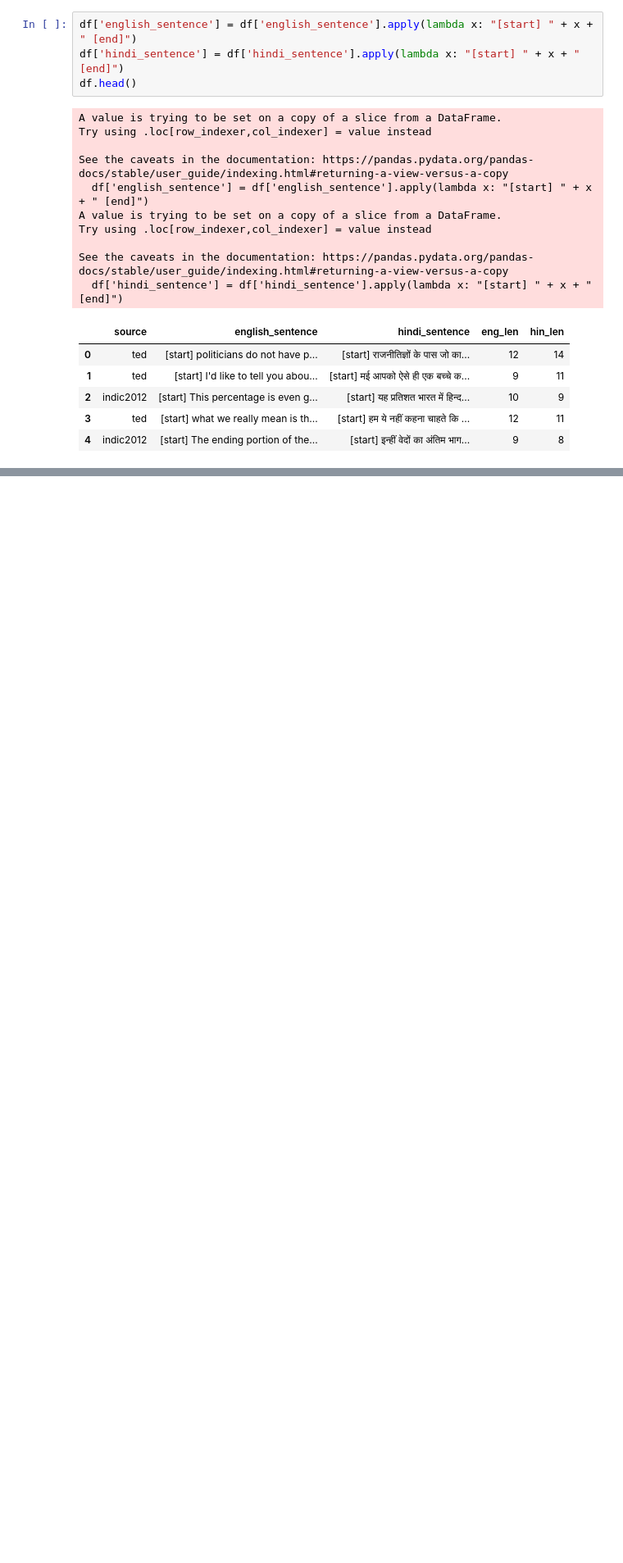
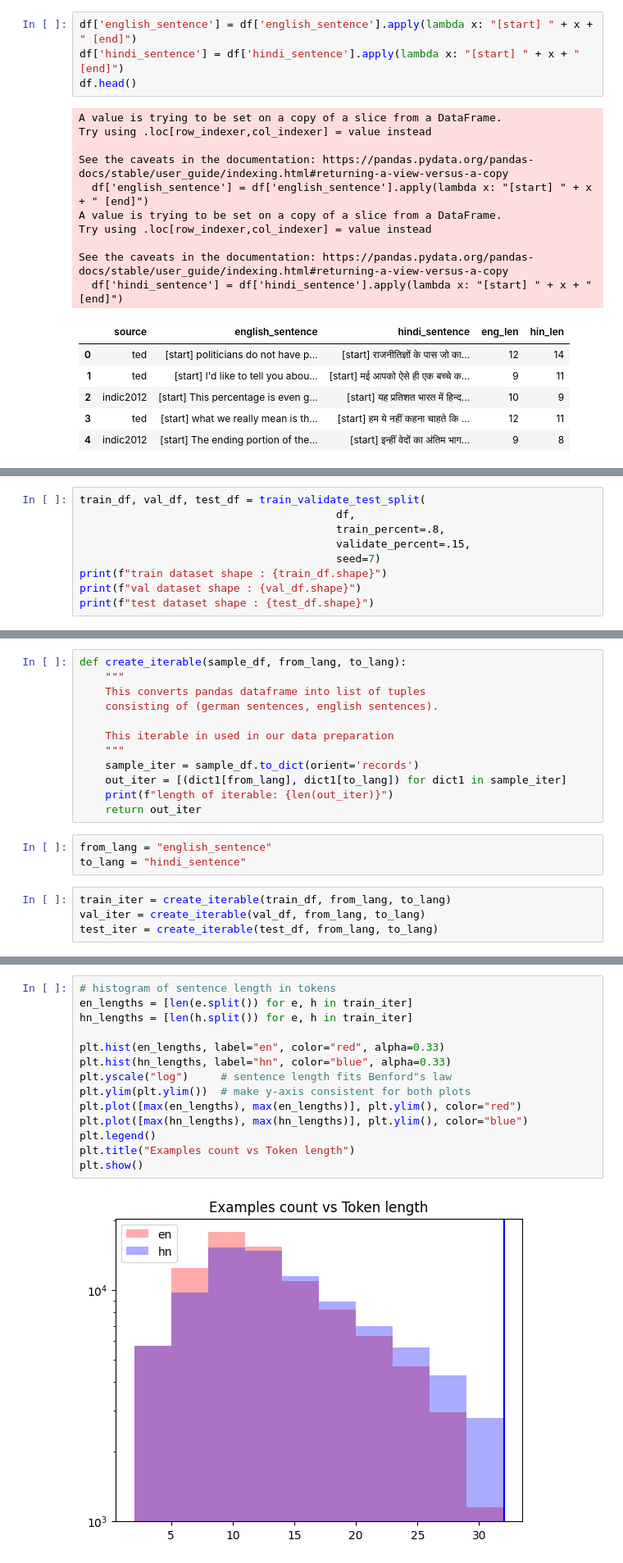
Before and after one commit to m-np/eng2hin-neural-translate, a Jupyter notebook: data-preparation.ipynb, the cells around one changed output, grey strips where cells are left out. Shown at 82% size. Drawn from its saved outputs; the diff is of its cells as text; blank space fills up the shorter version.

Commit message:
Kaggle Notebook | data-preparation | Version 2

```diff
--- a/data-preparation.ipynb
+++ b/data-preparation.ipynb
@@ -134,0 +136,9 @@ df.loc[3, "english_sentence"], df.loc[3, "hindi_sentence"]
+# %%
+train_df, val_df, test_df = train_validate_test_split(
+                                        df,
+                                        train_percent=.8,
+                                        validate_percent=.15,
+                                        seed=7)
+print(f"train dataset shape : {train_df.shape}")
+print(f"val dataset shape : {val_df.shape}")
+print(f"test dataset shape : {test_df.shape}")
@@ -134,0 +165,19 @@ df.loc[3, "english_sentence"], df.loc[3, "hindi_sentence"]
+# %%
+def create_iterable(sample_df, from_lang, to_lang):
+    """
+    This converts pandas dataframe into list of tuples
+    consisting of (german sentences, english sentences).
+
+    This iterable in used in our data preparation
+    """
+    sample_iter = sample_df.to_dict(orient='records')
+    out_iter = [(dict1[from_lang], dict1[to_lang]) for dict1 in sample_iter]
+    print(f"length of iterable: {len(out_iter)}")
+    return out_iter
+# %%
+from_lang = "english_sentence"
+to_lang = "hindi_sentence"
+# %%
+train_iter = create_iterable(train_df, from_lang, to_lang)
+val_iter = create_iterable(val_df, from_lang, to_lang)
+test_iter = create_iterable(test_df, from_lang, to_lang)
@@ -134,0 +190,16 @@ df.loc[3, "english_sentence"], df.loc[3, "hindi_sentence"]
+# %%
+# histogram of sentence length in tokens
+en_lengths = [len(e.split()) for e, h in train_iter]
+hn_lengths = [len(h.split()) for e, h in train_iter]
+
+plt.hist(en_lengths, label="en", color="red", alpha=0.33)
+plt.hist(hn_lengths, label="hn", color="blue", alpha=0.33)
+plt.yscale("log")     # sentence length fits Benford"s law
+plt.ylim(plt.ylim())  # make y-axis consistent for both plots
+plt.plot([max(en_lengths), max(en_lengths)], plt.ylim(), color="red")
+plt.plot([max(hn_lengths), max(hn_lengths)], plt.ylim(), color="blue")
+plt.legend()
+plt.title("Examples count vs Token length")
+plt.show()
+# %% [output]
+[figure, added]
```
Also changed, not shown: parts of 8 cells of this notebook.
